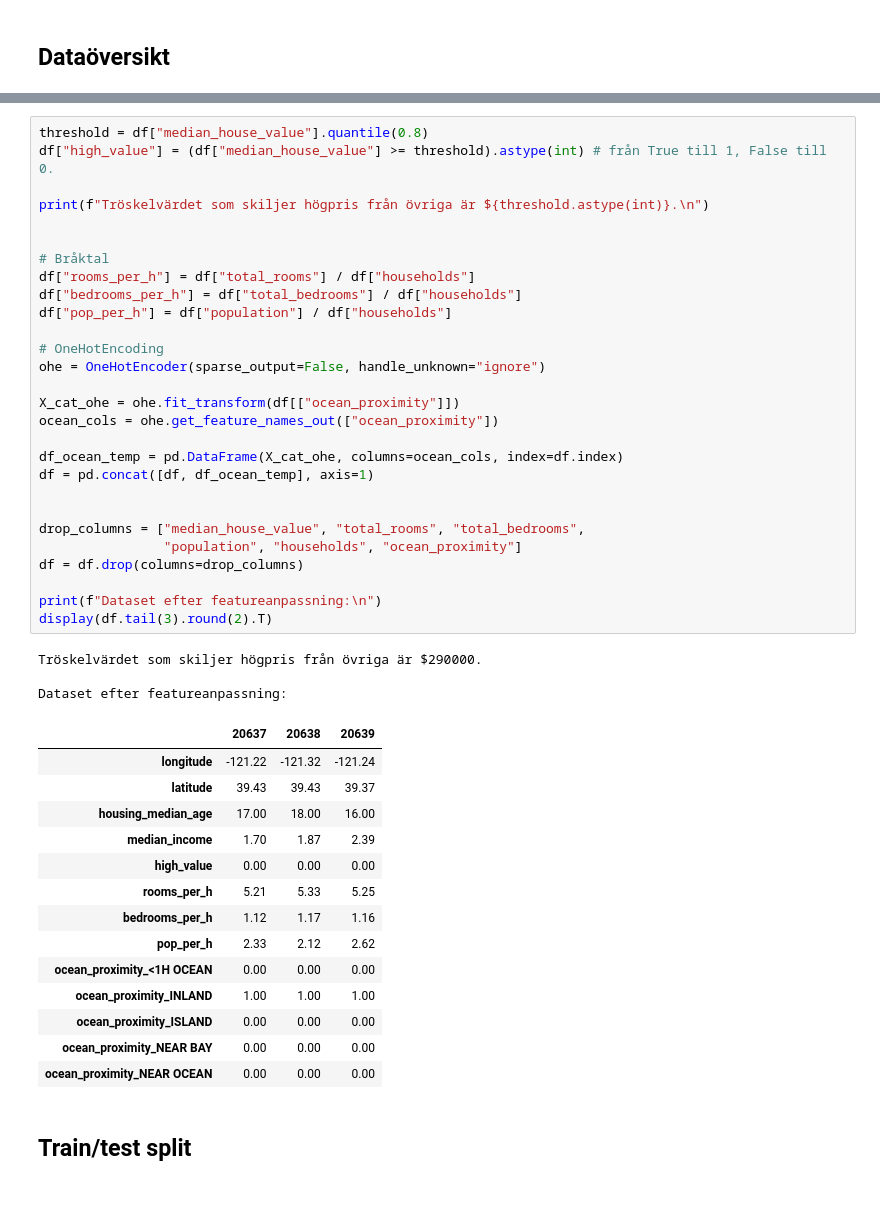
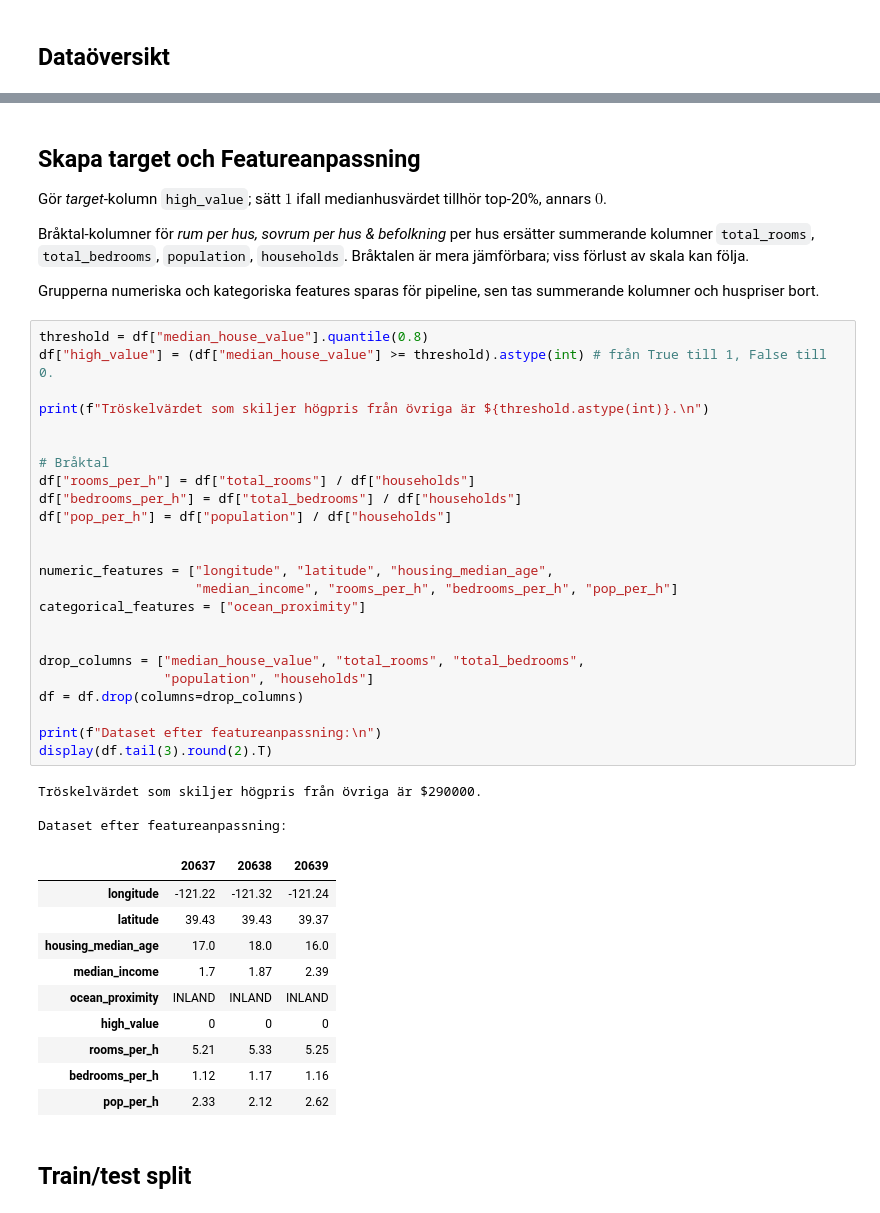
Before and after one commit to MaWe96/California-Housing-ML, a Jupyter notebook: notebook.ipynb, the cells around one changed output, grey strips where cells are left out. Saved outputs shown, nothing was run; the diff lists cells and outputs as text.

```diff
--- a/notebook.ipynb
+++ b/notebook.ipynb
@@ -134,49 +139,49 @@ Till slut tas kolumner som är summerande samt huspriserna bort.
+# %% [markdown]
+## Skapa target och Featureanpassning
+
+Gör *target*-kolumn `high_value`; sätt $1$ ifall medianhusvärdet tillhör top-20%, annars $0$.
+
+Bråktal-kolumner för *rum per hus, sovrum per hus & befolkning* per hus ersätter summerande kolumner `total_rooms`, `total_bedrooms`, `population`, `households`. Bråktalen är mera jämförbara; viss förlust av skala kan följa.
+
+Grupperna numeriska och kategoriska features sparas för pipeline, sen tas summerande kolumner och huspriser bort.
 # %%
 threshold = df["median_house_value"].quantile(0.8)
 df["high_value"] = (df["median_house_value"] >= threshold).astype(int) # från True till 1, False till 0.
 
 print(f"Tröskelvärdet som skiljer högpris från övriga är ${threshold.astype(int)}.\n")
 
 
 # Bråktal
 df["rooms_per_h"] = df["total_rooms"] / df["households"]
 df["bedrooms_per_h"] = df["total_bedrooms"] / df["households"]
 df["pop_per_h"] = df["population"] / df["households"]
 
-# OneHotEncoding
-ohe = OneHotEncoder(sparse_output=False, handle_unknown="ignore")
 
-X_cat_ohe = ohe.fit_transform(df[["ocean_proximity"]])
-ocean_cols = ohe.get_feature_names_out(["ocean_proximity"])
-
-df_ocean_temp = pd.DataFrame(X_cat_ohe, columns=ocean_cols, index=df.index)
-df = pd.concat([df, df_ocean_temp], axis=1)
+numeric_features = ["longitude", "latitude", "housing_median_age",
+                    "median_income", "rooms_per_h", "bedrooms_per_h", "pop_per_h"]
+categorical_features = ["ocean_proximity"]
 
 
 drop_columns = ["median_house_value", "total_rooms", "total_bedrooms",
-                "population", "households", "ocean_proximity"]
+                "population", "households"]
 df = df.drop(columns=drop_columns)
 
 print(f"Dataset efter featureanpassning:\n")
 display(df.tail(3).round(2).T)
 # %% [output]
 Tröskelvärdet som skiljer högpris från övriga är $290000.
 
 Dataset efter featureanpassning:
 |  | 20637 | 20638 | 20639 |
 | longitude | -121.22 | -121.32 | -121.24 |
 | latitude | 39.43 | 39.43 | 39.37 |
-| housing_median_age | 17.00 | 18.00 | 16.00 |
-| median_income | 1.70 | 1.87 | 2.39 |
-| high_value | 0.00 | 0.00 | 0.00 |
+| housing_median_age | 17.0 | 18.0 | 16.0 |
+| median_income | 1.7 | 1.87 | 2.39 |
+| ocean_proximity | INLAND | INLAND | INLAND |
+| high_value | 0 | 0 | 0 |
 | rooms_per_h | 5.21 | 5.33 | 5.25 |
 | bedrooms_per_h | 1.12 | 1.17 | 1.16 |
 | pop_per_h | 2.33 | 2.12 | 2.62 |
-| ocean_proximity_<1H OCEAN | 0.00 | 0.00 | 0.00 |
-| ocean_proximity_INLAND | 1.00 | 1.00 | 1.00 |
-| ocean_proximity_ISLAND | 0.00 | 0.00 | 0.00 |
-| ocean_proximity_NEAR BAY | 0.00 | 0.00 | 0.00 |
-| ocean_proximity_NEAR OCEAN | 0.00 | 0.00 | 0.00 |
 # %% [markdown]
 ## Train/test split
 # %%
```
Also changed, not shown: parts of 24 cells of this notebook.
